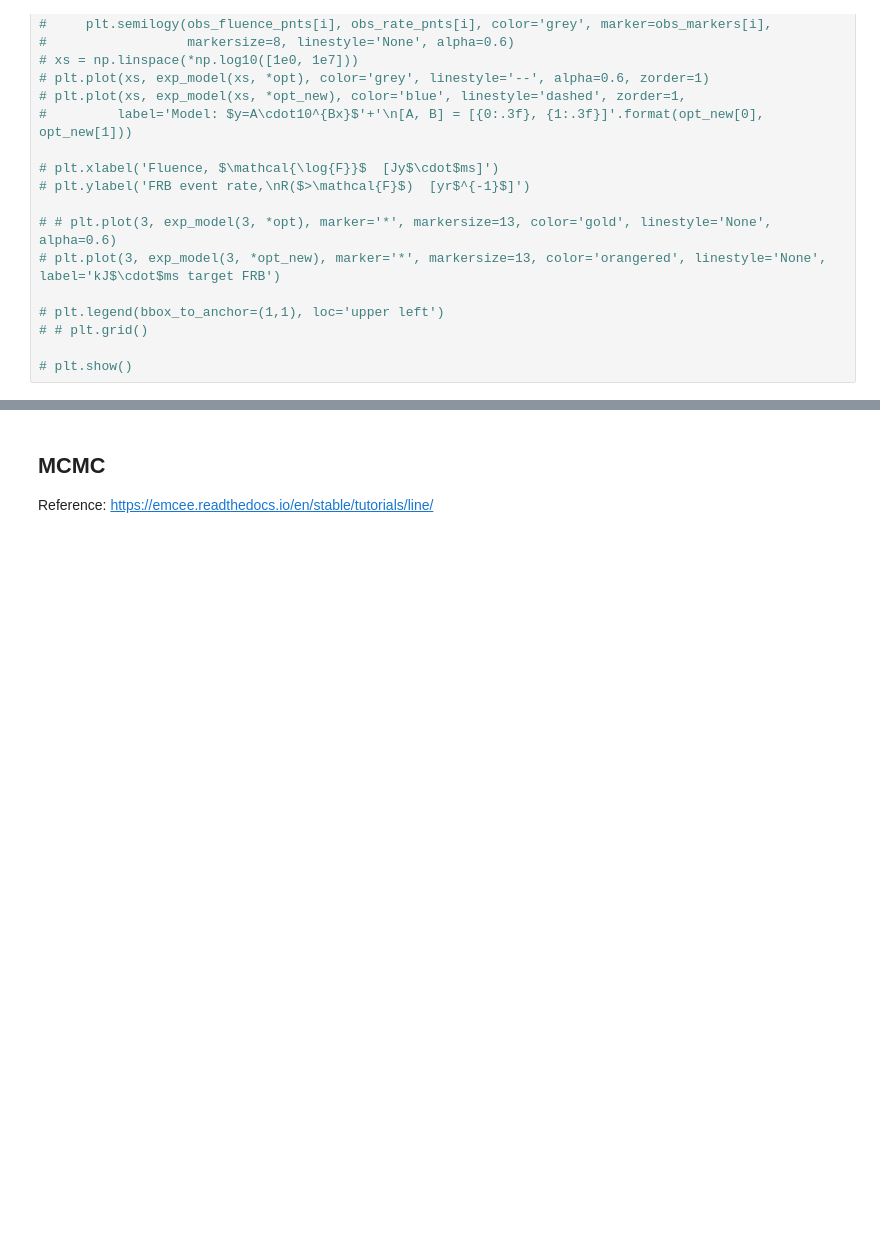
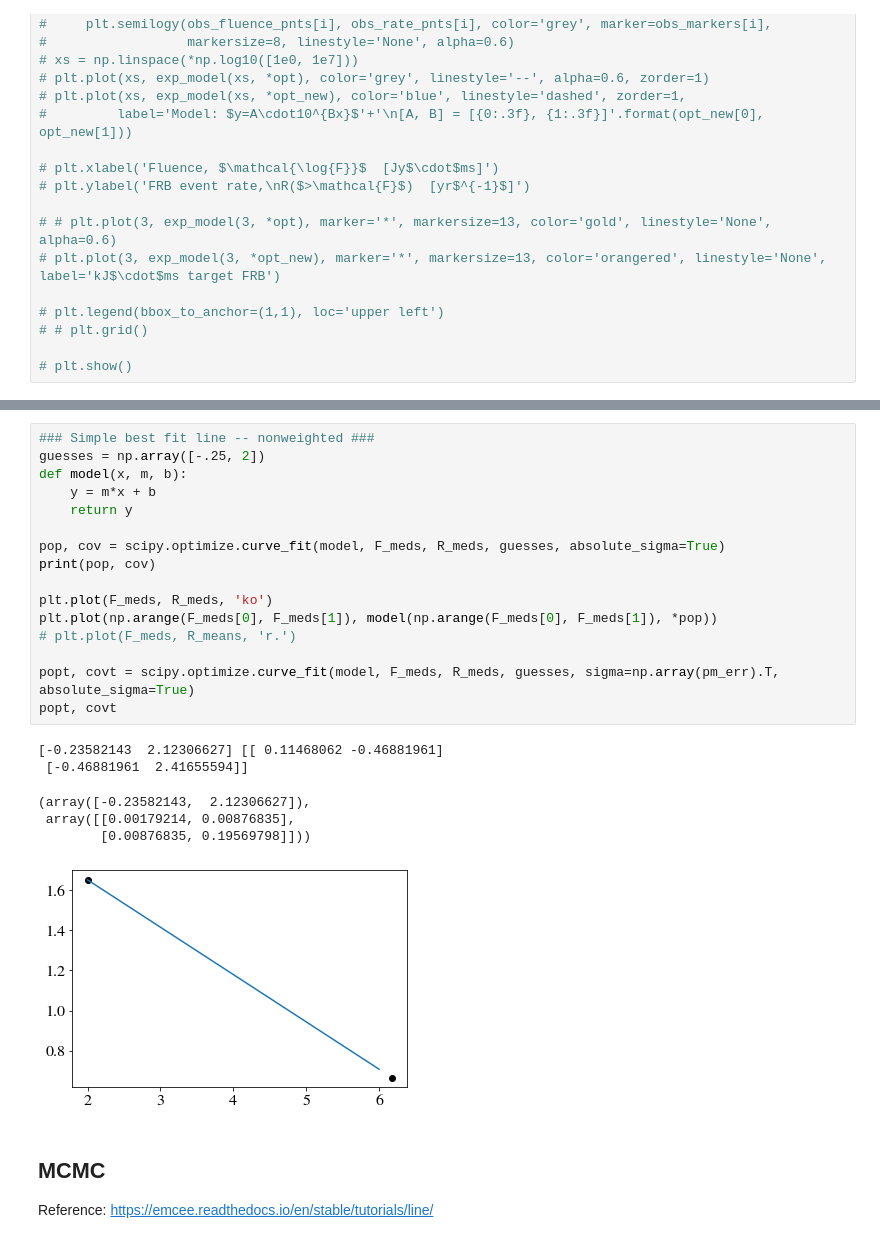
Before and after one commit to darbymccauley/Leuschner_FRB_Detection, a Jupyter notebook: rates_vs_fluence.ipynb, the cells around one changed output, grey strips where cells are left out. Cells and saved outputs as stored; diff of their text form; blank space fills up the shorter version.

```diff
--- a/rates_vs_fluence.ipynb
+++ b/rates_vs_fluence.ipynb
@@ -527,6 +529,29 @@ plt.grid()
 plt.show()
 # %% [output]
 [figure]
+# %%
+### Simple best fit line -- nonweighted ###
+guesses = np.array([-.25, 2])
+def model(x, m, b):
+    y = m*x + b
+    return y
+
+pop, cov = scipy.optimize.curve_fit(model, F_meds, R_meds, guesses, absolute_sigma=True)
+print(pop, cov)
+
+plt.plot(F_meds, R_meds, 'ko')
+plt.plot(np.arange(F_meds[0], F_meds[1]), model(np.arange(F_meds[0], F_meds[1]), *pop))
+# plt.plot(F_meds, R_means, 'r.')
+
+popt, covt = scipy.optimize.curve_fit(model, F_meds, R_meds, guesses, sigma=np.array(pm_err).T, absolute_sigma=True)
+popt, covt
+# %% [output]
+[-0.23582143  2.12306627] [[ 0.11468062 -0.46881961]
+ [-0.46881961  2.41655594]]
+(array([-0.23582143,  2.12306627]),
+ array([[0.00179214, 0.00876835],
+        [0.00876835, 0.19569798]]))
+[figure, added]
 # %% [markdown]
 ## MCMC
 
```
Also changed, not shown: parts of 32 cells of this notebook, 1 other file.
